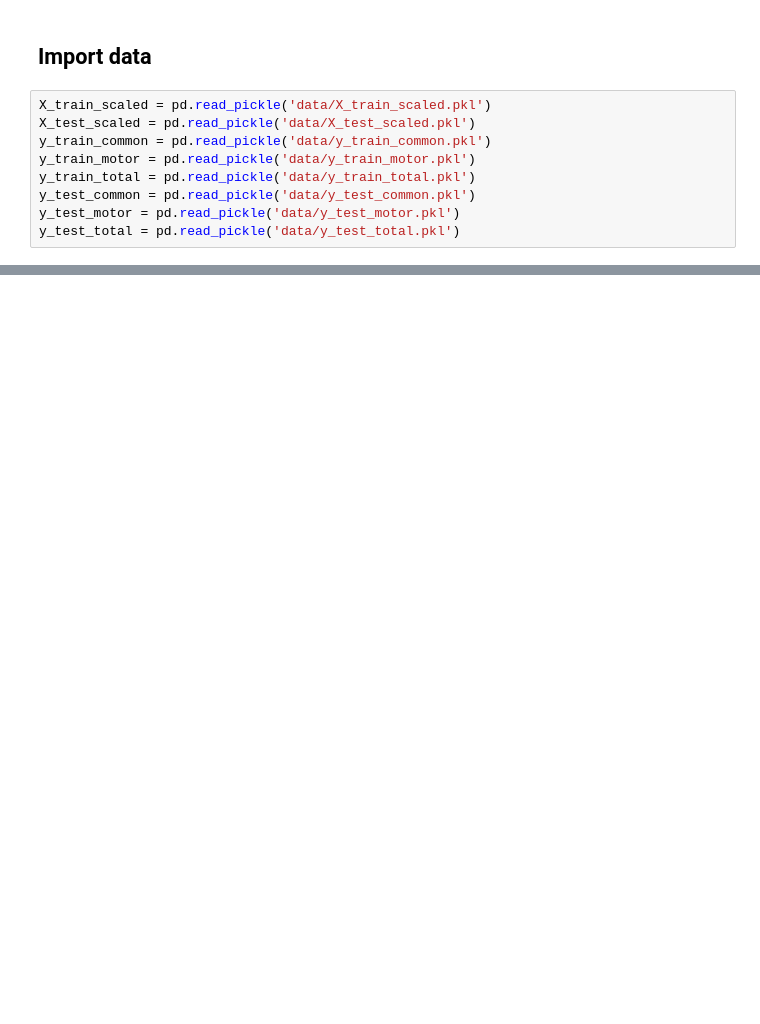
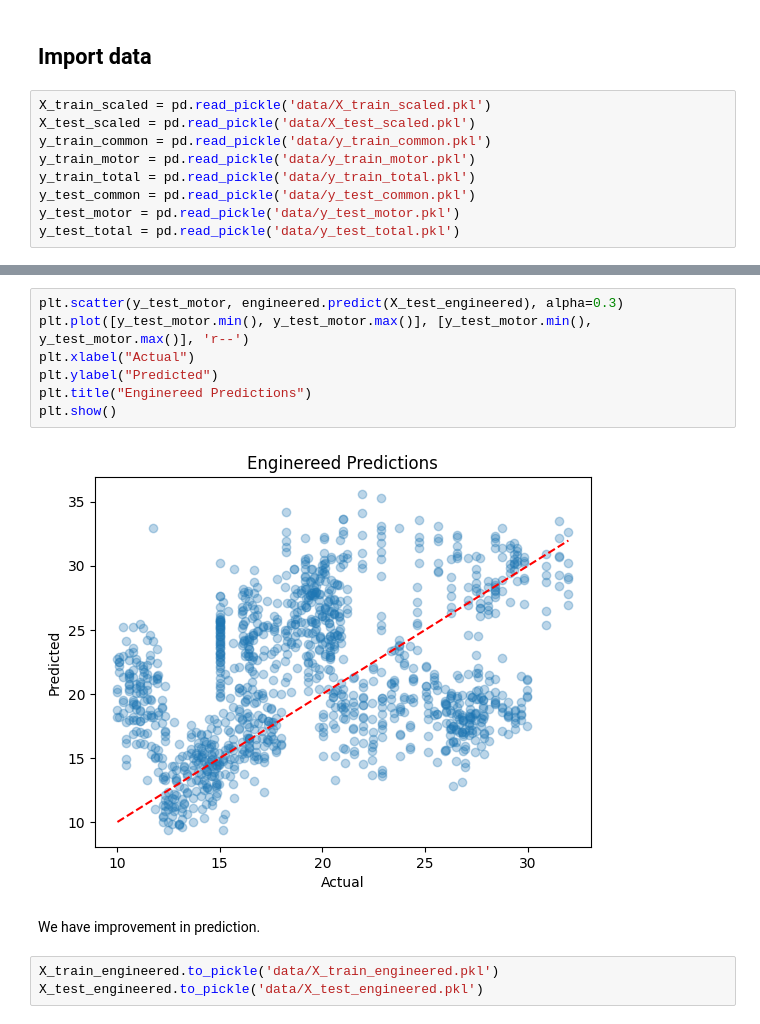
Before and after one commit to behnazrzf/Parkinson-s_Telemonitoring, a Jupyter notebook: feature_engineering.ipynb, the cells around one changed output, grey strips where cells are left out. Saved outputs shown, nothing was run; the diff lists cells and outputs as text; blank space fills up the shorter version.

```diff
--- a/feature_engineering.ipynb
+++ b/feature_engineering.ipynb
@@ -60,0 +302,14 @@ X_test_scaled['std'] = X_test_scaled.std(axis=1)
+# %%
+plt.scatter(y_test_motor, engineered.predict(X_test_engineered), alpha=0.3)
+plt.plot([y_test_motor.min(), y_test_motor.max()], [y_test_motor.min(), y_test_motor.max()], 'r--')
+plt.xlabel("Actual")
+plt.ylabel("Predicted")
+plt.title("Enginereed Predictions")
+plt.show()
+# %% [output]
+[figure, added]
+# %% [markdown]
+We have improvement in prediction.
+# %%
+X_train_engineered.to_pickle('data/X_train_engineered.pkl')
+X_test_engineered.to_pickle('data/X_test_engineered.pkl')
```
Also changed, not shown: parts of 31 cells of this notebook, 3 other files.
